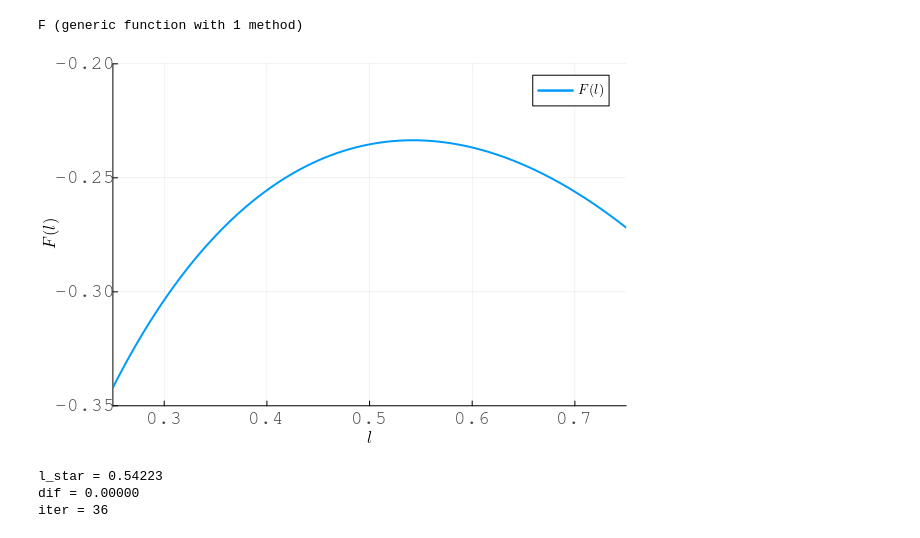
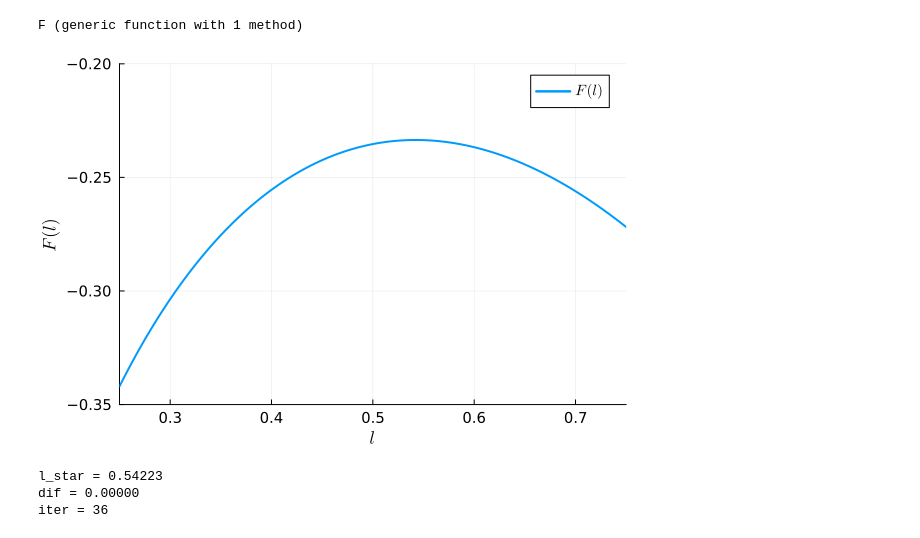
Before and after one commit to Kanato-Nakakuni/ComputationalMacro, a Jupyter notebook: Lec10_NumericalMethod_Ex.ipynb, the cells around one changed output. Drawn from its saved outputs; the diff is of its cells as text; code cells hidden in the pictures.

```diff
--- a/Lec10_NumericalMethod_Ex.ipynb
+++ b/Lec10_NumericalMethod_Ex.ipynb
@@ -203,27 +202,27 @@ F (generic function with 1 method)
 # %%
 # visualization of the function F(l)
 using Plots
 using LaTeXStrings
 
 nl = 1000;
 l = collect(LinRange(0,1,nl))
 Fl = F.(l)
 
 # plot
 
 plot(l, Fl;
      xlims=(0.25, 0.75),
      ylims=(-0.35, -0.2),
      label=L"F(l)",
      xlabel=L"l",
      ylabel=L"F(l)",
      legend=:topright,
      linewidth=2,
-     guidefont=font(12, "bold"),
-     tickfont=font(10, "bold"),
-     legendfont=font(10, "bold"))
+     guidefont=font(12),
+     tickfont=font(10),
+     legendfont=font(10))
 # %% [output]
-[figure, old version]
+[figure, new version]
 # %%
 # Golden-section search
 
```
Also changed, not shown: parts of 1 cell of this notebook.
